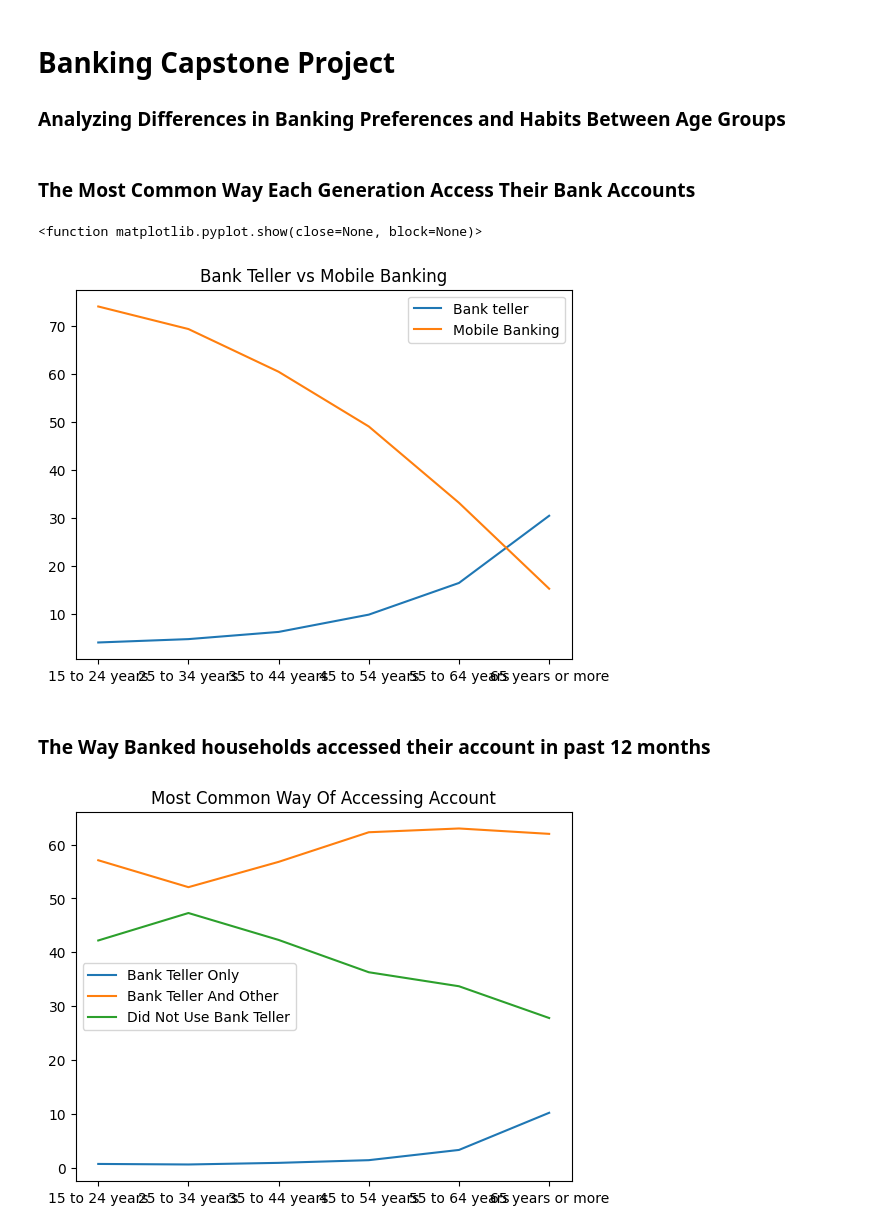
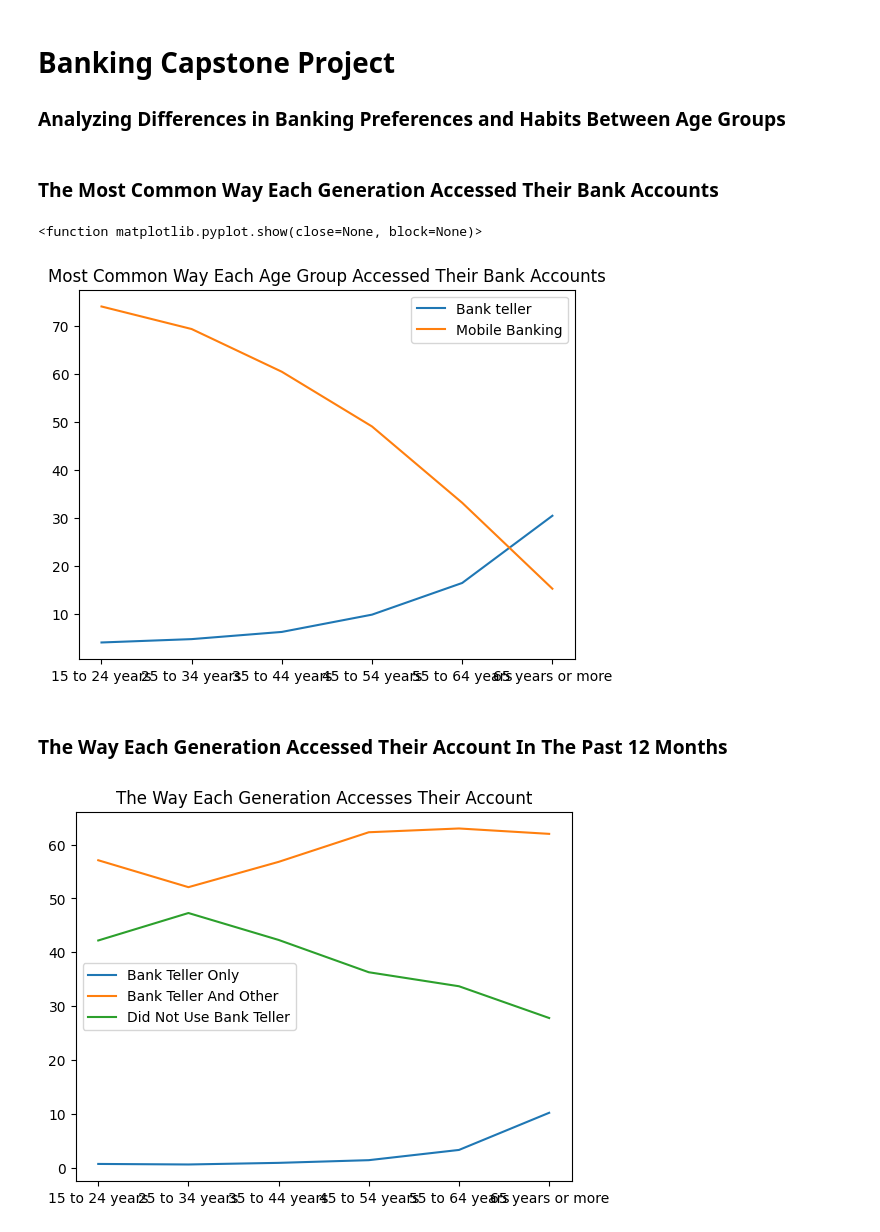
Before and after one commit to ryanmoore2121/Capstone, a Jupyter notebook: Banking.ipynb, the cells around one changed output. Drawn from its saved outputs; the diff is of its cells as text; code cells hidden in the pictures.

```diff
--- a/Banking.ipynb
+++ b/Banking.ipynb
@@ -3,32 +3,32 @@
 
 ### Analyzing Differences in Banking Preferences and Habits Between Age Groups
 # %% [markdown]
-### The Most Common Way Each Generation Access Their Bank Accounts
+### The Most Common Way Each Generation Accessed Their Bank Accounts
 # %%
 import pandas as pd
 import matplotlib.pyplot as plt
 
 
 #Code that pulls the dataset and reads it
 df = pd.read_csv('2021MostCommon.csv')
 
 #Code that creates a bar graph for percentage of each generations most common way to access their bank accounts.
 x = df['Row Variables']
 y = df["Bank teller"]
 y2= df['Mobile banking']
 
 plt.figure()
 plt.plot(x,y, label = 'Bank teller')
 plt.plot(x, y2, label = 'Mobile Banking')
-plt.title('Bank Teller vs Mobile Banking')
+plt.title('Most Common Way Each Age Group Accessed Their Bank Accounts')
 plt.legend()
 
 plt.show
 # %% [output]
 <function matplotlib.pyplot.show(close=None, block=None)>
-[figure, old version]
+[figure, new version]
-# %% [markdown]
-### The Way Banked households accessed their account in past 12 months
+# %% [markdown]
+### The Way Each Generation Accessed Their Account In The Past 12 Months
 # %%
 import pandas as pd
 import matplotlib.pyplot as plt
@@ -47,10 +47,10 @@ plt.figure()
 plt.plot(x,y, label = 'Bank Teller Only')
 plt.plot(x, y2, label = 'Bank Teller And Other')
 plt.plot(x, y3, label = 'Did Not Use Bank Teller')
-plt.title('Most Common Way Of Accessing Account')
+plt.title('The Way Each Generation Accesses Their Account')
 plt.legend()
 
 plt.show()
 # %% [output]
-[figure, old version]
+[figure, new version]
 # %% [markdown]
```
Also changed, not shown: parts of 2 cells of this notebook.
